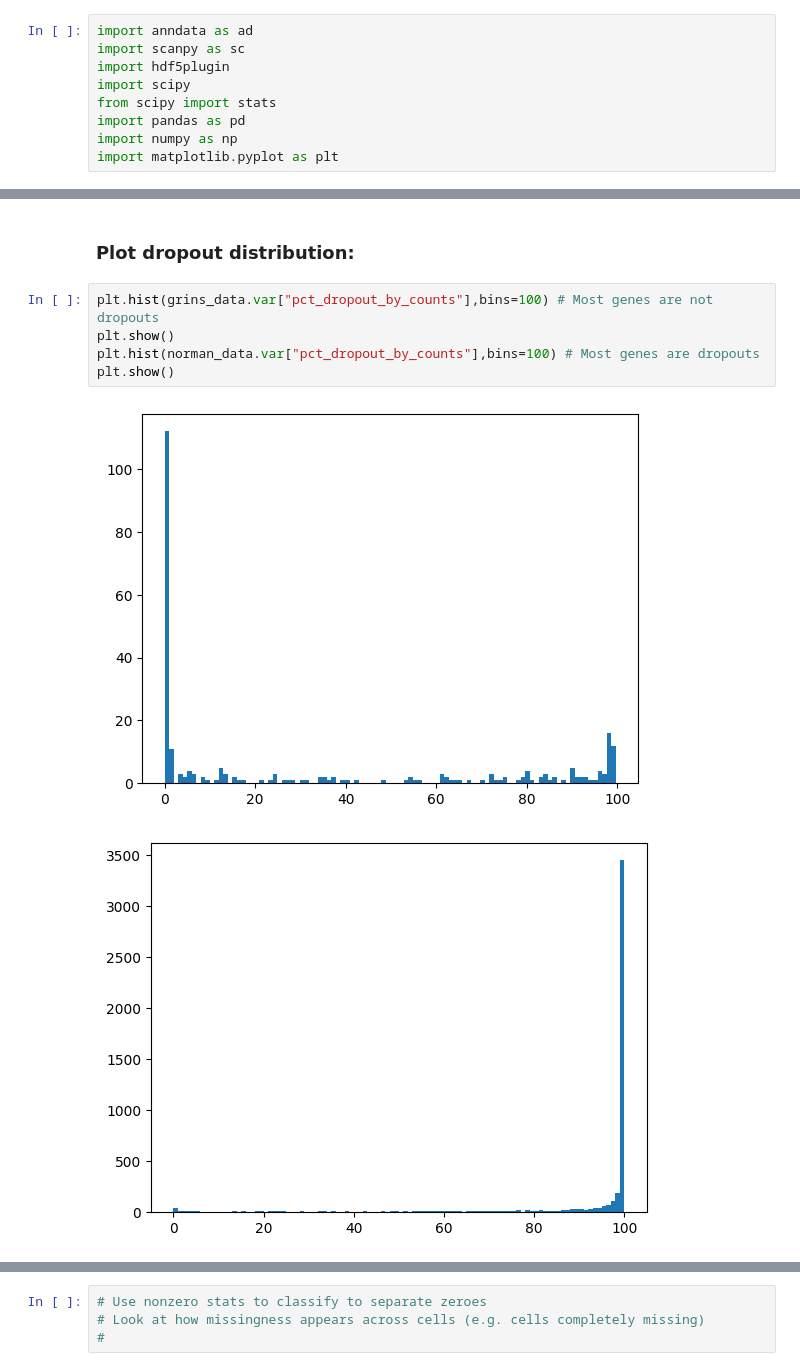
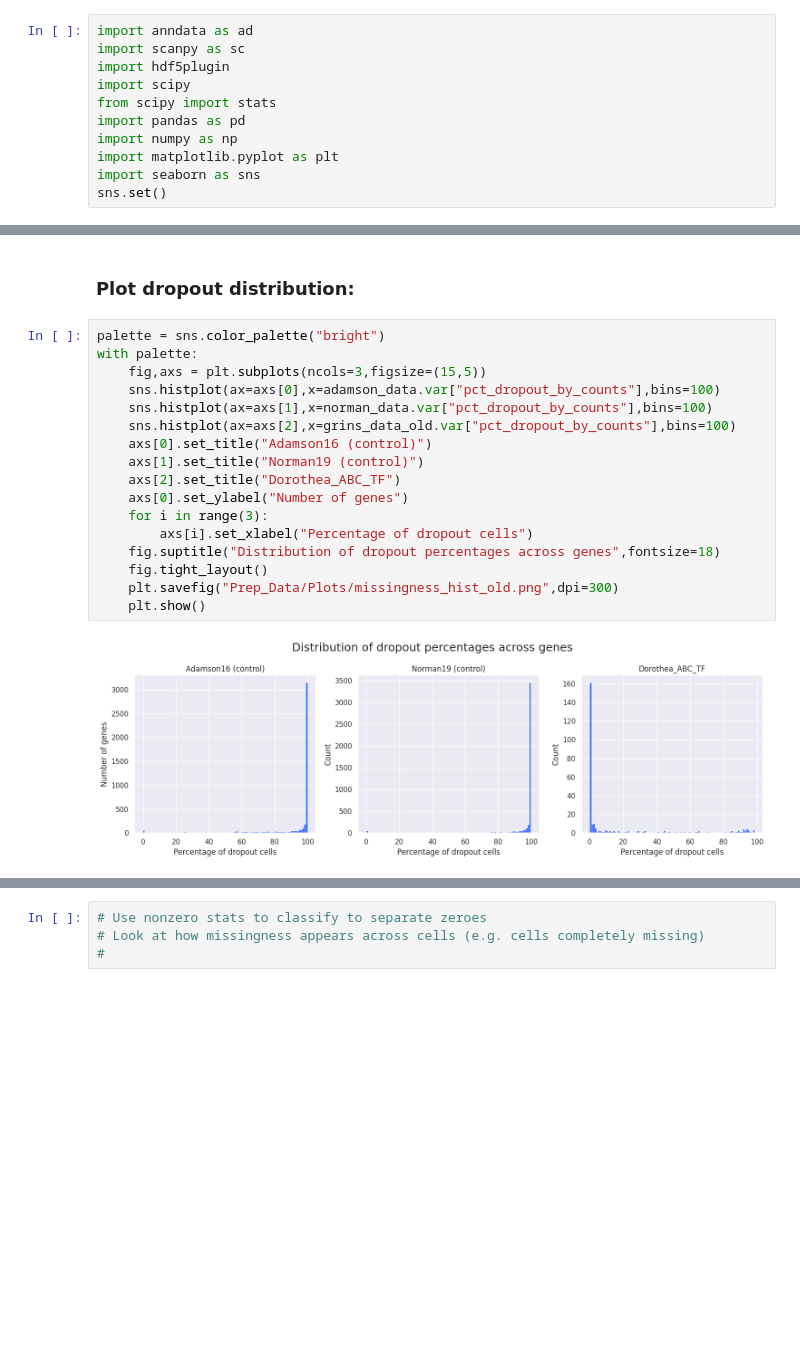
Before and after one commit to GeorgSommerer/bsc_thesis_pGRiNS, a Jupyter notebook: pgrins_explore.ipynb, the cells around one changed output, grey strips where cells are left out. Drawn from its saved outputs; the diff is of its cells as text; blank space fills up the shorter version.

```diff
--- a/pgrins_explore.ipynb
+++ b/pgrins_explore.ipynb
@@ -7,6 +7,8 @@ from scipy import stats
 import pandas as pd
 import numpy as np
 import matplotlib.pyplot as plt
+import seaborn as sns
+sns.set()
 # %%
 adamson_data = sc.read_h5ad(f"Data/AdamsonWeissman2016_GSM2406681_10X010/perturb_norm.h5ad")
 norman_data = sc.read_h5ad(f"Data/NormanWeissman2019_filtered/perturb_norm.h5ad")
@@ -150,10 +142,21 @@ scipy.sparse.csr_matrix.getnnz(norman_data.X)/(norman_data.X.shape[0]*norman_dat
 # %% [markdown]
 ### Plot dropout distribution:
 # %%
-plt.hist(grins_data.var["pct_dropout_by_counts"],bins=100) # Most genes are not dropouts
-plt.show()
-plt.hist(norman_data.var["pct_dropout_by_counts"],bins=100) # Most genes are dropouts
-plt.show()
+palette = sns.color_palette("bright")
+with palette:
+    fig,axs = plt.subplots(ncols=3,figsize=(15,5))
+    sns.histplot(ax=axs[0],x=adamson_data.var["pct_dropout_by_counts"],bins=100)
+    sns.histplot(ax=axs[1],x=norman_data.var["pct_dropout_by_counts"],bins=100)
+    sns.histplot(ax=axs[2],x=grins_data_old.var["pct_dropout_by_counts"],bins=100)
+    axs[0].set_title("Adamson16 (control)")
+    axs[1].set_title("Norman19 (control)")
+    axs[2].set_title("Dorothea_ABC_TF")
+    axs[0].set_ylabel("Number of genes")
+    for i in range(3):
+        axs[i].set_xlabel("Percentage of dropout cells")
+    fig.suptitle("Distribution of dropout percentages across genes",fontsize=18)
+    fig.tight_layout()
+    plt.savefig("Prep_Data/Plots/missingness_hist_old.png",dpi=300)
+    plt.show()
 # %% [output]
-[figure, old version]
+[figure, new version]
-[figure, removed]
```
Also changed, not shown: parts of 14 cells of this notebook, 13 other files.
